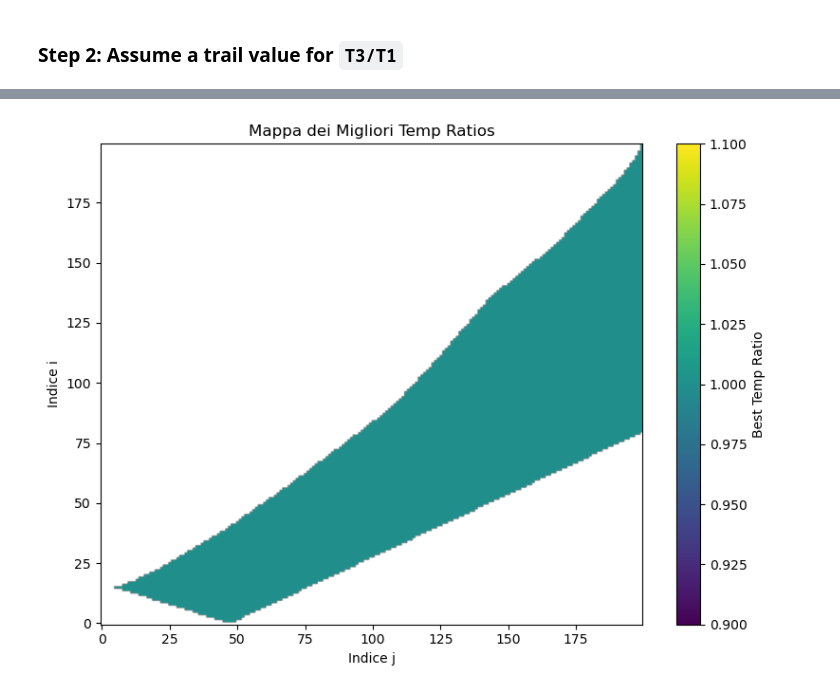
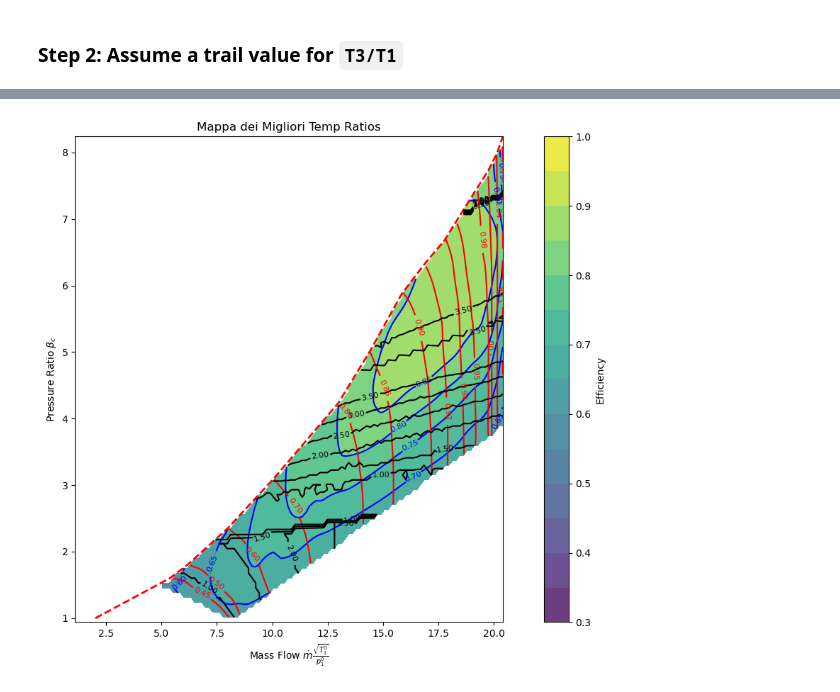
Before and after one commit to dariovetrano03/toga-or-not-toga, a Jupyter notebook: data/plot_iso_T3T1.ipynb, the cells around one changed output, grey strips where cells are left out. Drawn from its saved outputs; the diff is of its cells as text; code cells hidden in the pictures.

```diff
--- a/data/plot_iso_T3T1.ipynb
+++ b/data/plot_iso_T3T1.ipynb
@@ -19,9 +21,12 @@ def read_table(file_path):
 Read all the compressor files:
 # %%
 folder = "compressor_map"
-beta_mf, speed_mf, mass_flow_vals = read_table(f"{folder}/formatted_mass_flow.txt")
-beta_ip, speed_ip, iso_press_vals = read_table(f"{folder}/formatted_iso_pressure_ratio.txt")
-beta_ie, speed_ie, iso_eff_vals = read_table(f"{folder}/formatted_iso_efficiency.txt")
+
+# the beta and the speed are sampled at the same points for mass flow, pressure ratios, and iso-efficiencies
+beta_comp, speed_comp, mf_vals_comp = read_table(f"{folder}/formatted_mass_flow.txt")
+_, _, iso_pr_vals_comp = read_table(f"{folder}/formatted_iso_pressure_ratio.txt")
+_, _, iso_eff_vals_comp = read_table(f"{folder}/formatted_iso_efficiency.txt")
+
 surge_df = pd.read_csv(f"{folder}/formatted_surge_line.txt", delim_whitespace=True, header=None)
 # %% [markdown]
 Post-processing and data interpolation:
@@ -187,7 +196,7 @@ epislon_d = 0.99 # [-] Air intake pressure ratio TODO: implement air intake map
 
 beta_n = 2.5 # [-] Nozzle pressure ratio TODO: implement nozzle map
 
-M0 = 0.3 # [-] Assumed aircraft Mach number (actually is an input from the game)
+M0 = 0.2 # [-] Assumed aircraft Mach number (actually is an input from the game)
 
 gamma = 1.4 # [-] Air specific heat ratio cp/cv
 # %% [markdown]
@@ -263,13 +267,36 @@ Processing point 7932/119
 # %%
+plt.figure(figsize=(12,8))
+CF = plt.contourf(mf_comp_grid, pr_comp_grid, iso_eff_comp_masked, levels=eff_levels, cmap="viridis", alpha=0.8)
+plt.colorbar(CF, label="Efficiency")
+CS_eff = plt.contour(mf_comp_grid, pr_comp_grid, iso_eff_comp_masked, levels=eff_levels, colors='blue', linewidths=1.5)
+plt.clabel(CS_eff, inline=True, fontsize=8, fmt="%.2f")
 
-# Visualizza la mappa dei migliori temp_ratios
-plt.figure(figsize=(8, 6))
-plt.imshow(best_temp_ratios, cmap='viridis', origin='lower', aspect='auto')
-plt.colorbar(label='Best Temp Ratio')
+# -----------------------------
+# Surge line plot
+# -----------------------------
+plt.plot(surge_X, surge_Y, 'r--', linewidth=2, label='Surge Line')
+
+# -----------------------------
+# Iso-N contour
+# -----------------------------
+N_levels = np.array([0.45, 0.5, 0.6, 0.7, 0.8, 0.85, 0.9, 0.92, 0.94, 0.955, 0.98, 1.0, 1.04, 1.08])
+cs = plt.contour(mf_comp_grid, pr_comp_grid, speed_comp_grid_masked, levels=N_levels, colors='r')
+plt.clabel(cs, inline=True, fontsize=8, fmt="%1.2f")
+
+# -----------------------------
+# iso-Temperature ratio contour
+# -----------------------------
+temp_ratio_levels = np.arange(0, 4, 0.5)
+CS_eff = plt.contour(mf_comp_grid, pr_comp_grid, best_temp_ratios, levels=temp_ratio_levels, colors='black', linewidths=1.5)
+plt.clabel(CS_eff, inline=True, fontsize=8, fmt="%.2f")
+
+
 plt.title('Mappa dei Migliori Temp Ratios')
-plt.xlabel('Indice j')
-plt.ylabel('Indice i')
+plt.xlabel(r"Mass Flow $\dot m \frac{\sqrt{T_1^0}}{p_1^0}$")
+plt.ylabel(r"Pressure Ratio $\beta_c$")
+
+plt.gca().set_aspect(3)
 plt.tight_layout()
 plt.show()
 # %% [output]
-[figure, old version]
+[figure, new version]
```
Also changed, not shown: parts of 8 cells of this notebook, 1 other file.
